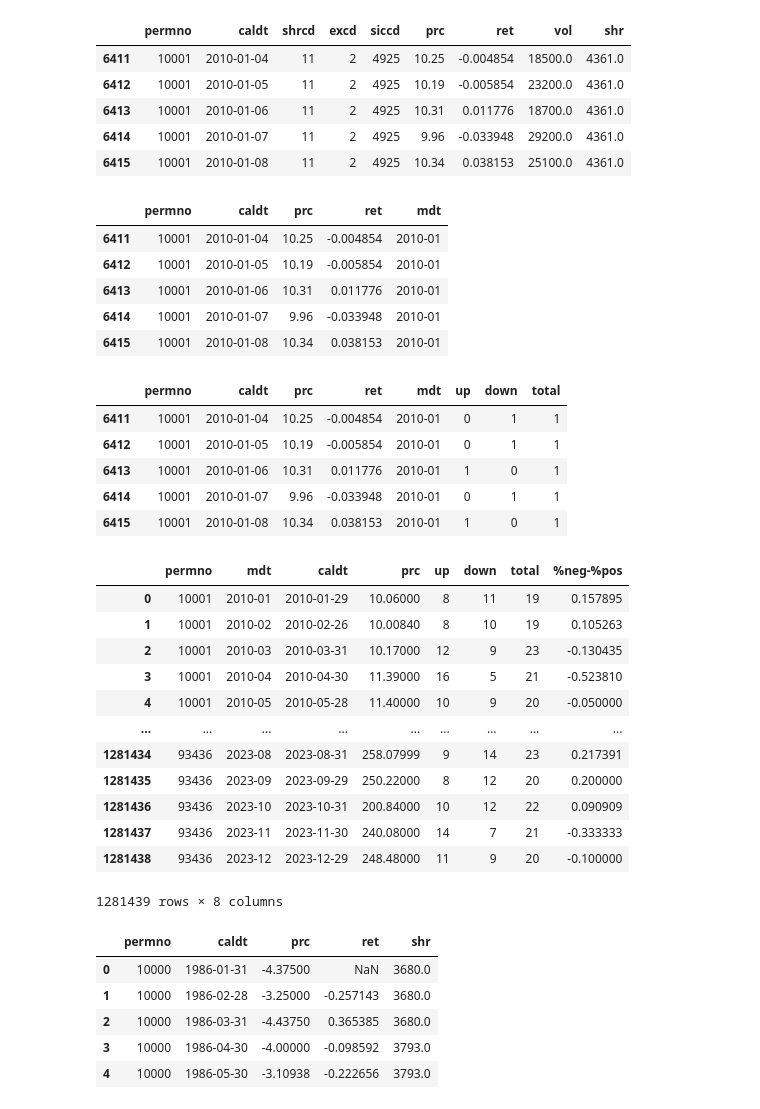
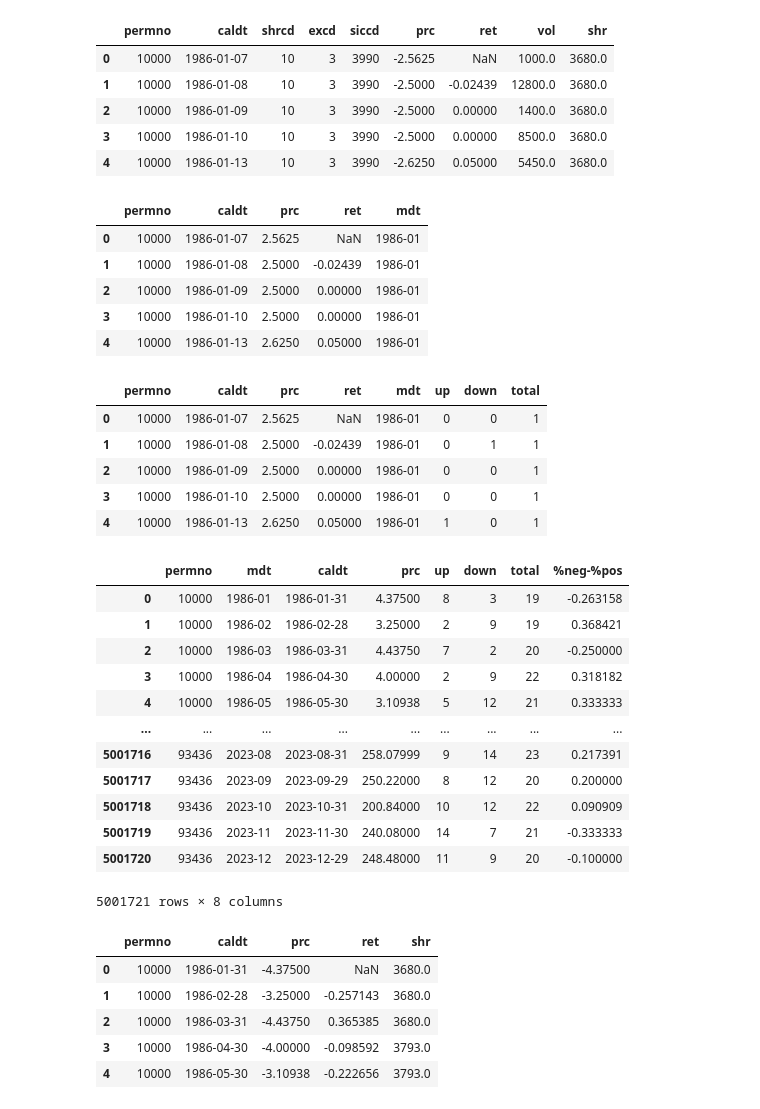
Before and after one commit to andrewhall1124/fip_momentum, a Jupyter notebook: replication.ipynb, the cells around one changed output. Saved outputs shown, nothing was run; the diff lists cells and outputs as text; code cells hidden in the pictures.

```diff
--- a/replication.ipynb
+++ b/replication.ipynb
@@ -7,18 +7,18 @@ import seaborn as sns
 # %%
 # Load daily and monthly crsp data
 
-daily = pd.read_feather("crsp_daily.ftr")
+daily = pd.read_feather("~/Data/crsp_daily.ftr")
 
-monthly = pd.read_feather("crsp_monthly.ftr")
+monthly = pd.read_feather("~/Data/crsp_monthly.ftr")
 
 daily.head()
 # %% [output]
 |  | permno | caldt | shrcd | excd | siccd | prc | ret | vol | shr |
-| 6411 | 10001 | 2010-01-04 | 11 | 2 | 4925 | 10.25 | -0.004854 | 18500.0 | 4361.0 |
-| 6412 | 10001 | 2010-01-05 | 11 | 2 | 4925 | 10.19 | -0.005854 | 23200.0 | 4361.0 |
-| 6413 | 10001 | 2010-01-06 | 11 | 2 | 4925 | 10.31 | 0.011776 | 18700.0 | 4361.0 |
-| 6414 | 10001 | 2010-01-07 | 11 | 2 | 4925 | 9.96 | -0.033948 | 29200.0 | 4361.0 |
-| 6415 | 10001 | 2010-01-08 | 11 | 2 | 4925 | 10.34 | 0.038153 | 25100.0 | 4361.0 |
+| 0 | 10000 | 1986-01-07 | 10 | 3 | 3990 | -2.5625 | NaN | 1000.0 | 3680.0 |
+| 1 | 10000 | 1986-01-08 | 10 | 3 | 3990 | -2.5000 | -0.02439 | 12800.0 | 3680.0 |
+| 2 | 10000 | 1986-01-09 | 10 | 3 | 3990 | -2.5000 | 0.00000 | 1400.0 | 3680.0 |
+| 3 | 10000 | 1986-01-10 | 10 | 3 | 3990 | -2.5000 | 0.00000 | 8500.0 | 3680.0 |
+| 4 | 10000 | 1986-01-13 | 10 | 3 | 3990 | -2.6250 | 0.05000 | 5450.0 | 3680.0 |
 # %%
 # Clean daily data
 
@@ -33,11 +33,11 @@ daily['mdt'] = daily['caldt'].dt.to_period('M').astype(str)
 daily.head()
 # %% [output]
 |  | permno | caldt | prc | ret | mdt |
-| 6411 | 10001 | 2010-01-04 | 10.25 | -0.004854 | 2010-01 |
-| 6412 | 10001 | 2010-01-05 | 10.19 | -0.005854 | 2010-01 |
-| 6413 | 10001 | 2010-01-06 | 10.31 | 0.011776 | 2010-01 |
-| 6414 | 10001 | 2010-01-07 | 9.96 | -0.033948 | 2010-01 |
-| 6415 | 10001 | 2010-01-08 | 10.34 | 0.038153 | 2010-01 |
+| 0 | 10000 | 1986-01-07 | 2.5625 | NaN | 1986-01 |
+| 1 | 10000 | 1986-01-08 | 2.5000 | -0.02439 | 1986-01 |
+| 2 | 10000 | 1986-01-09 | 2.5000 | 0.00000 | 1986-01 |
+| 3 | 10000 | 1986-01-10 | 2.5000 | 0.00000 | 1986-01 |
+| 4 | 10000 | 1986-01-13 | 2.6250 | 0.05000 | 1986-01 |
 # %%
 # Create up, down, and total columns
 
@@ -50,11 +50,11 @@ daily['total'] = 1
 daily.head()
 # %% [output]
 |  | permno | caldt | prc | ret | mdt | up | down | total |
-| 6411 | 10001 | 2010-01-04 | 10.25 | -0.004854 | 2010-01 | 0 | 1 | 1 |
-| 6412 | 10001 | 2010-01-05 | 10.19 | -0.005854 | 2010-01 | 0 | 1 | 1 |
-| 6413 | 10001 | 2010-01-06 | 10.31 | 0.011776 | 2010-01 | 1 | 0 | 1 |
-| 6414 | 10001 | 2010-01-07 | 9.96 | -0.033948 | 2010-01 | 0 | 1 | 1 |
-| 6415 | 10001 | 2010-01-08 | 10.34 | 0.038153 | 2010-01 | 1 | 0 | 1 |
+| 0 | 10000 | 1986-01-07 | 2.5625 | NaN | 1986-01 | 0 | 0 | 1 |
+| 1 | 10000 | 1986-01-08 | 2.5000 | -0.02439 | 1986-01 | 0 | 1 | 1 |
+| 2 | 10000 | 1986-01-09 | 2.5000 | 0.00000 | 1986-01 | 0 | 0 | 1 |
+| 3 | 10000 | 1986-01-10 | 2.5000 | 0.00000 | 1986-01 | 0 | 0 | 1 |
+| 4 | 10000 | 1986-01-13 | 2.6250 | 0.05000 | 1986-01 | 1 | 0 | 1 |
 # %%
 # Aggregate daily data on the month level. Sum up, down, and total days in each month
 
@@ -68,18 +68,18 @@ daily['%neg-%pos'] = (daily['down']-daily['up']) / daily['total']
 daily
 # %% [output]
 |  | permno | mdt | caldt | prc | up | down | total | %neg-%pos |
-| 0 | 10001 | 2010-01 | 2010-01-29 | 10.06000 | 8 | 11 | 19 | 0.157895 |
-| 1 | 10001 | 2010-02 | 2010-02-26 | 10.00840 | 8 | 10 | 19 | 0.105263 |
-| 2 | 10001 | 2010-03 | 2010-03-31 | 10.17000 | 12 | 9 | 23 | -0.130435 |
-| 3 | 10001 | 2010-04 | 2010-04-30 | 11.39000 | 16 | 5 | 21 | -0.523810 |
-| 4 | 10001 | 2010-05 | 2010-05-28 | 11.40000 | 10 | 9 | 20 | -0.050000 |
+| 0 | 10000 | 1986-01 | 1986-01-31 | 4.37500 | 8 | 3 | 19 | -0.263158 |
+| 1 | 10000 | 1986-02 | 1986-02-28 | 3.25000 | 2 | 9 | 19 | 0.368421 |
+| 2 | 10000 | 1986-03 | 1986-03-31 | 4.43750 | 7 | 2 | 20 | -0.250000 |
+| 3 | 10000 | 1986-04 | 1986-04-30 | 4.00000 | 2 | 9 | 22 | 0.318182 |
+| 4 | 10000 | 1986-05 | 1986-05-30 | 3.10938 | 5 | 12 | 21 | 0.333333 |
 | ... | ... | ... | ... | ... | ... | ... | ... | ... |
-| 1281434 | 93436 | 2023-08 | 2023-08-31 | 258.07999 | 9 | 14 | 23 | 0.217391 |
-| 1281435 | 93436 | 2023-09 | 2023-09-29 | 250.22000 | 8 | 12 | 20 | 0.200000 |
-| 1281436 | 93436 | 2023-10 | 2023-10-31 | 200.84000 | 10 | 12 | 22 | 0.090909 |
-| 1281437 | 93436 | 2023-11 | 2023-11-30 | 240.08000 | 14 | 7 | 21 | -0.333333 |
-| 1281438 | 93436 | 2023-12 | 2023-12-29 | 248.48000 | 11 | 9 | 20 | -0.100000 |
+| 5001716 | 93436 | 2023-08 | 2023-08-31 | 258.07999 | 9 | 14 | 23 | 0.217391 |
+| 5001717 | 93436 | 2023-09 | 2023-09-29 | 250.22000 | 8 | 12 | 20 | 0.200000 |
+| 5001718 | 93436 | 2023-10 | 2023-10-31 | 200.84000 | 10 | 12 | 22 | 0.090909 |
+| 5001719 | 93436 | 2023-11 | 2023-11-30 | 240.08000 | 14 | 7 | 21 | -0.333333 |
+| 5001720 | 93436 | 2023-12 | 2023-12-29 | 248.48000 | 11 | 9 | 20 | -0.100000 |
-1281439 rows × 8 columns
+5001721 rows × 8 columns
 # %%
 # Clean monthly data
 
```
Also changed, not shown: parts of 10 cells of this notebook, 2 other files.
